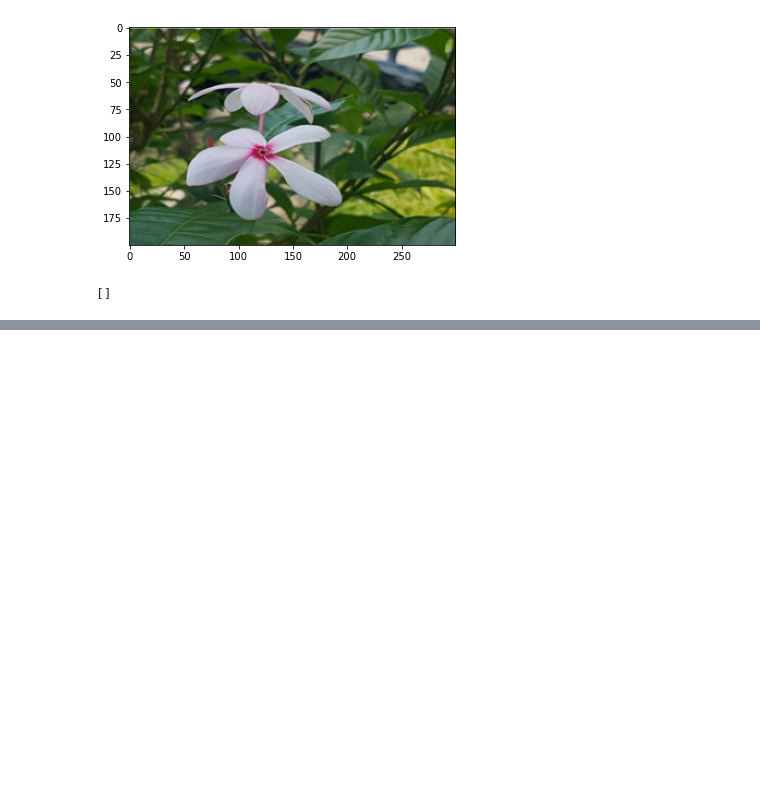
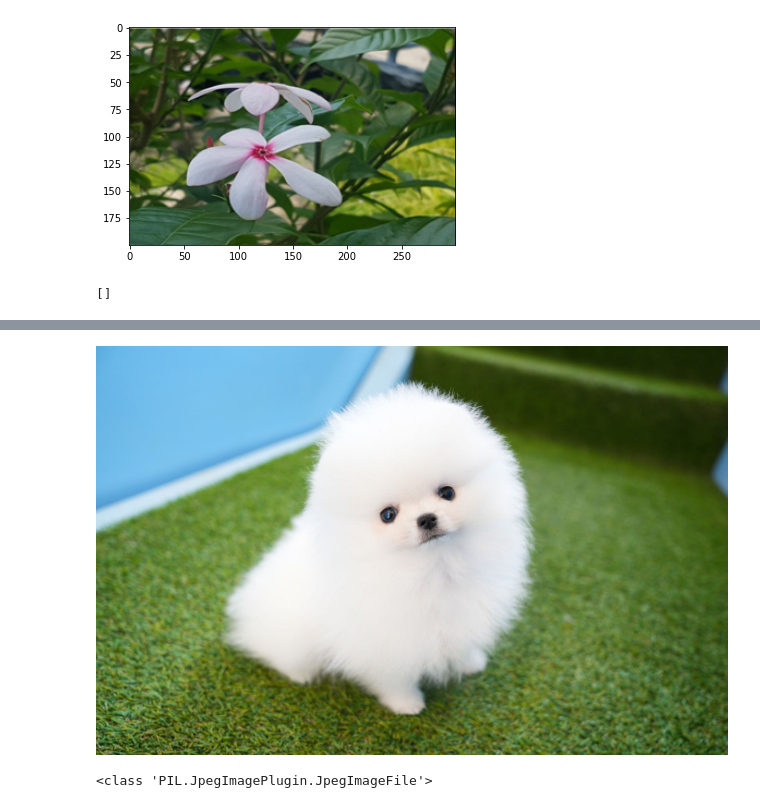
Before and after one commit to Park-Juhyung/wland-1, a Jupyter notebook: sessac_program/231228_컴퓨터비전.ipynb, the cells around one changed output, grey strips where cells are left out. Saved outputs shown, nothing was run; the diff lists cells and outputs as text; code cells hidden in the pictures; blank space fills up the shorter version.

```diff
--- a/sessac_program/231228_컴퓨터비전.ipynb
+++ b/sessac_program/231228_컴퓨터비전.ipynb
@@ -67,0 +75,20 @@ from PIL import ImageFilter
+# %%
+# 이미지 읽기
+file="C:/Users/jh/OneDrive - 연세대학교 (Yonsei University)/000 취업사관학교/새싹 프로그램) 강의 시작/img/dog.jpeg"
+from PIL import Image
+Image.open(file)
+# %% [output]
+[figure, added]
+# %%
+# file 경로를 |문자를, 특수제어기능으로 인지하기 때문에
+# r을 앞에 넣어서 디렉토리 구분자라고 명확하게 설명함
+
+# from PIL import Image
+file="C:/Users/jh/OneDrive - 연세대학교 (Yonsei University)/000 취업사관학교/새싹 프로그램) 강의 시작/img/dog.jpeg"
+
+img = Image.open(file)
+img.size #너비 408 높이 308 / 행은 308개 열은 408개
+# [[1,3,4],[3,4,5]] 이런개 308개
+print(type(img))
+# %% [output]
+<class 'PIL.JpegImagePlugin.JpegImageFile'>
```
Also changed, not shown: parts of 6 cells of this notebook, 1 other file.
